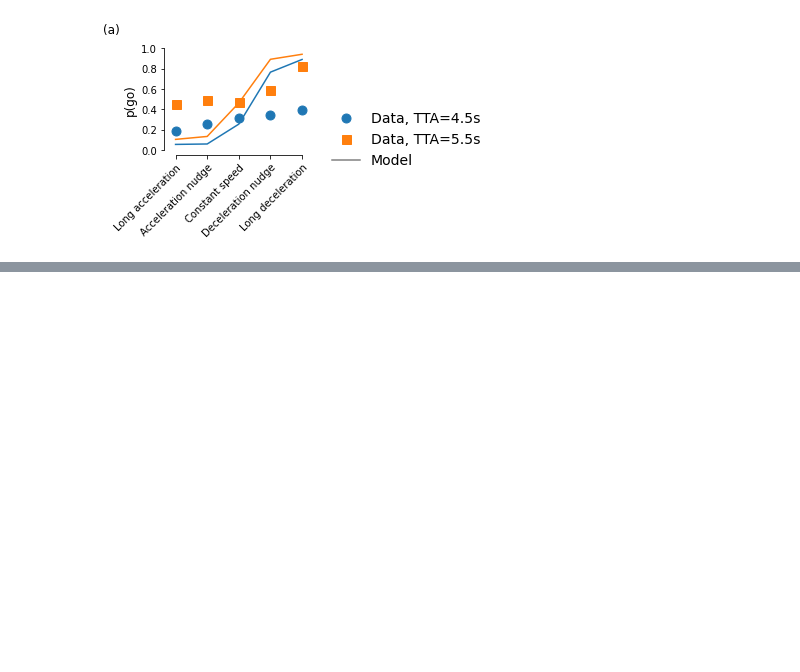
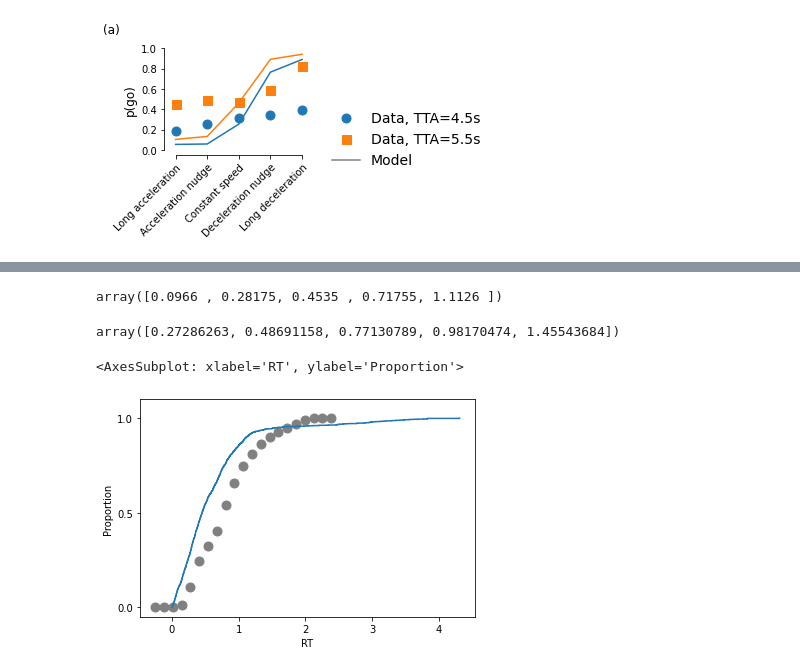
Before and after one commit to tud-hri/nudging-humans-in-traffic, a Jupyter notebook: 04_figures.ipynb, the cells around one changed output, grey strips where cells are left out. Saved outputs shown, nothing was run; the diff lists cells and outputs as text; code cells hidden in the pictures; blank space fills up the shorter version.

Commit message:
Vincentized RT analysis added

```diff
--- a/04_figures.ipynb
+++ b/04_figures.ipynb
@@ -201,0 +205,3 @@ plot_var_by_condition(exp_measures[~np.isnan(exp_measures.RT)], model_measures_c
+# %%
+exp_RTs = exp_measures[(exp_measures.RT < 6)]
+exp_RTs[exp_RTs.is_go_decision].groupby("subj_id").count()
@@ -201,0 +235,8 @@ plot_var_by_condition(exp_measures[~np.isnan(exp_measures.RT)], model_measures_c
+# %%
+quantiles
+# %% [output]
+array([0.0966 , 0.28175, 0.4535 , 0.71755, 1.1126 ])
+# %%
+vincentized_quantiles
+# %% [output]
+array([0.27286263, 0.48691158, 0.77130789, 0.98170474, 1.45543684])
@@ -201,0 +285,7 @@ plot_var_by_condition(exp_measures[~np.isnan(exp_measures.RT)], model_measures_c
+# %%
+fig, ax = plt.subplots()
+plot_condition_vincentized_dist(ax, condition=None, condition_data=exp_RTs[exp_RTs.is_go_decision])
+sns.ecdfplot(exp_RTs[exp_RTs.is_go_decision].RT)
+# %% [output]
+<AxesSubplot: xlabel='RT', ylabel='Proportion'>
+[figure, added]
```
Also changed, not shown: parts of 10 cells of this notebook, 4 other files.
